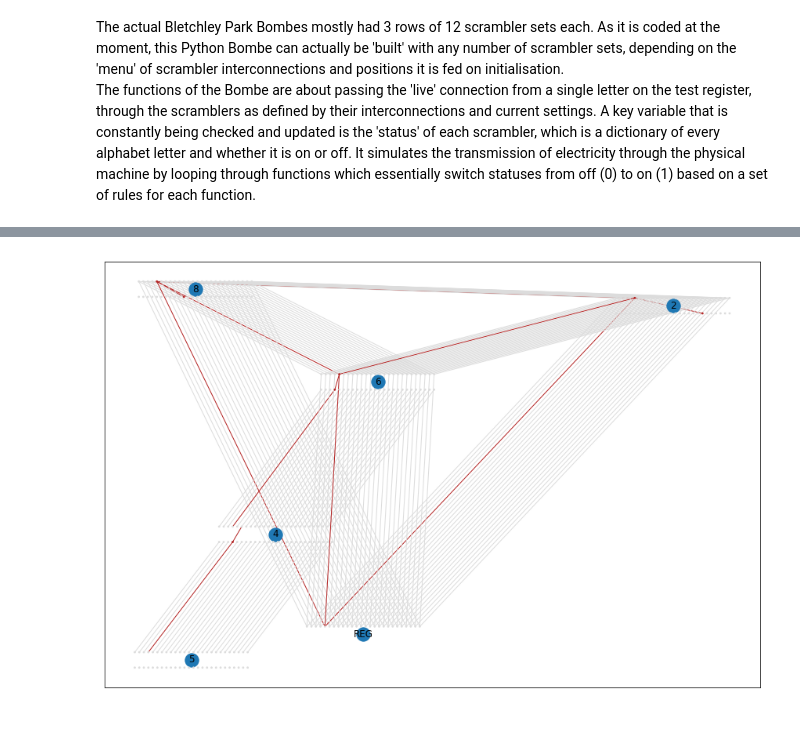
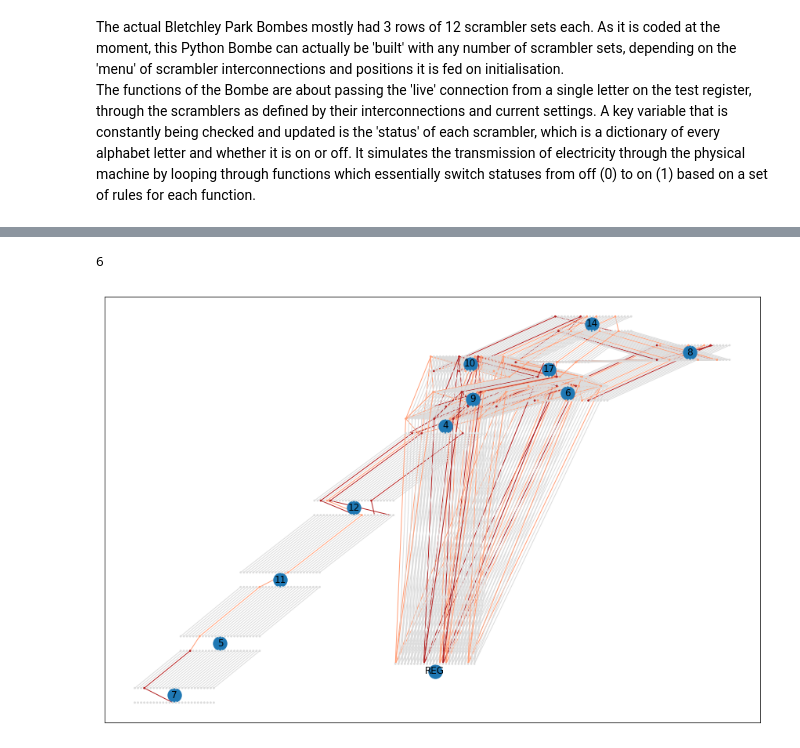
Before and after one commit to pat-hearps/enigma-recreation, a Jupyter notebook: enigma2bombes_rewiring.ipynb, the cells around one changed output, grey strips where cells are left out. Cells and saved outputs as stored; diff of their text form; code cells hidden in the pictures.

```diff
--- a/enigma2bombes_rewiring.ipynb
+++ b/enigma2bombes_rewiring.ipynb
@@ -53,7 +53,8 @@ transparent = mclr.to_rgba('white',alpha=0)
 ## First create object class for a single scrambler
 <br>One scrambler is a set of 3 enigma rotors and a reflector, through which signal passes once forwards, round the reflector then once back through the 3 rotors again, spitting out the cypher letter for a given input letter.
 # %%
-class ScramblerBombe:
+class Scrambler:
+    """A Scrambler is a slightly adapted ENIGMA cypher, such that it has both an in and out end which are separate"""
 
     def __init__(self,left_rotor,middle_rotor,right_rotor,reflector,menu_link='ZZZ',conx_in={},conx_out={}):
         """rotors must be strings referring to either ['I','II','III','IV','V']
@@ -71,8 +72,9 @@ class ScramblerBombe:
         self.status = {}
         self.status['in'] = {char:0 for char in entry}
         self.status['out'] = {char:0 for char in entry}
-        self.conx_in = conx_in
-        self.conx_out = conx_out
+        self.conxns = {'in':conx_in, 'out':conx_out}
+#         self.conx_in = conx_in    # trying just lumping them in one dict
+#         self.conx_out = conx_out
 
     def once_thru_scramble(self,start_character, direction, first_rotor, pos1, second_rotor, pos2,
                        third_rotor, pos3):
@@ -104,12 +106,6 @@ class ScramblerBombe:
         ch3i = entry[thd_in]
         thd_out = usedict[third_rotor][thd_in]
         ch3o = entry[thd_out]
-
-#         if direction == 'forward':
-#             print(f"{start_character} -> (RR out) {ch1o} -> (MR in) {ch2i} -> (MR out) {ch2o} -> (LR in) {ch3i} -> (LR out) {ch3o}")
-#         elif direction == 'back':
-#             print(f"{start_character} -> (LR out) {ch1o} -> (MR in) {ch2i} -> (MR out) {ch2o} -> (RR in) {ch3i} -> (RR out) {ch3o}")
-
         return ch3o
 
     def full_scramble(self,in_ch):
@@ -181,8 +177,8 @@ class ScramblerBombe:
 
     def update(self):
         """idea here is that the scrambler will check each of the 26 connections to see if they
-        are live, and if so pass it through itself to live up the connection on the other side of
-        the scrambler"""
+        are live, and if so pass it through itself to light up the corresponding scramble (i.e. encyphered)
+        character on the other side of  the scrambler"""
         for sides in [['in','out'],['out','in']]:
             for char, io in self.status[sides[0]].items():
                 if io == 0:
@@ -555,12 +534,15 @@ exple=0
 # %%
 exple += 1  # this just for counting when exporting images
-tb1.sync_test_register()
 tb1.update_all()
 tb1.pulse_connections()
+tb1.sync_test_register()
+tb1.current_sum = sum(tb1.register['status'].values())
 tb1.graph_nx(figsize=(15,10),node_size=3)
+print(tb1.current_sum)
 # plt.savefig(f'./images/enigma_network_livewires_{exple}_s{myseed}.png')
 # %% [output]
+6
-[figure, old version]
+[figure, new version]
 # %%
 tb1.pdf_scrambler_statuses()
 tb1.flash_scrambler_statuses
```
Also changed, not shown: parts of 17 cells of this notebook, 1 other file.
